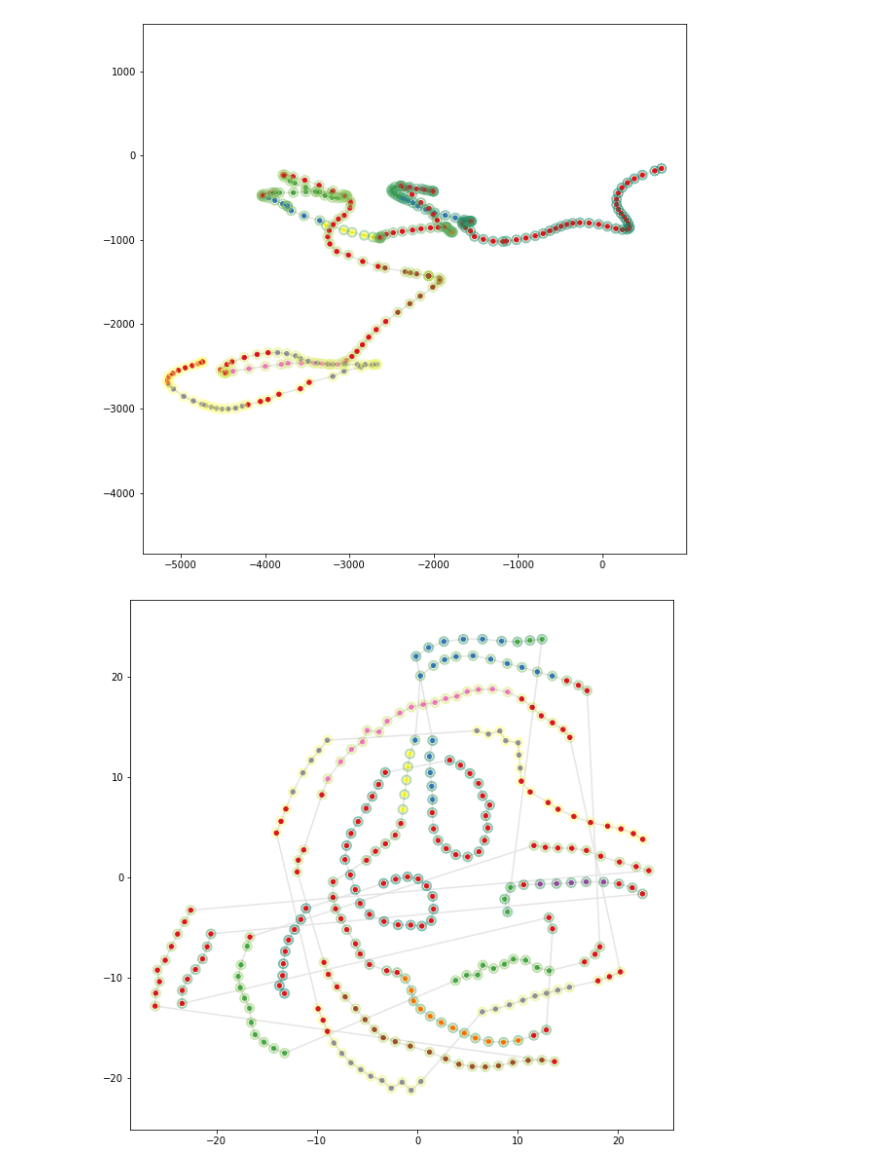
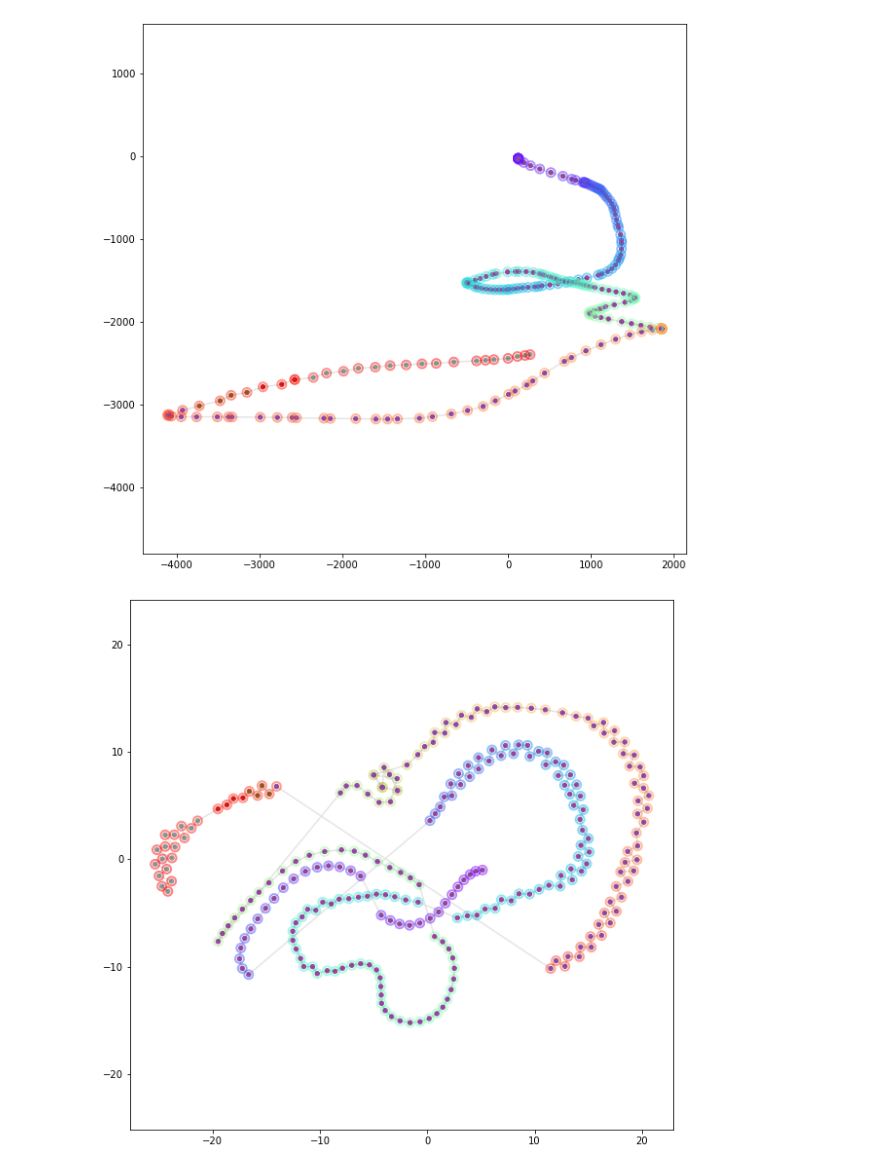
Before and after one commit to acercyc/Keio-Testing_analysis, a Jupyter notebook: src/test_clustering.ipynb, the cells around one changed output. Cells and saved outputs as stored; diff of their text form; code cells hidden in the pictures.

```diff
--- a/src/test_clustering.ipynb
+++ b/src/test_clustering.ipynb
@@ -15,12 +15,14 @@ from sklearn.preprocessing import StandardScaler
 # %%
 subjs = utils.ExpInfo.getSubjIDs()
 # %%
-model = utils.Model.load().eval()
-subj = utils.ExpInfo.getSubjIDs()[11]
-task = utils.ExpInfo.taskName[2]
-trialno = 21
+# model = utils.Model.load().eval()
+model = utils.Model.load(path='TrajNet_train_60s').eval()
+
+subj = utils.ExpInfo.getSubjIDs()[7]
+task = utils.ExpInfo.taskName[0]
+trialno = 14
 df = utils.LoadData.mouseMovement(subj, task, trialno)
-x = utils.DataProcessing.rollingWindow_from_df(df, 30, 1)
+x = utils.DataProcessing.rollingWindow_from_df(df, 40, 1)
 y = model(torch.from_numpy(x).double())
 h = model.model.x_hidden.detach().cpu().numpy()
 
@@ -41,7 +43,7 @@ utils.Plot.traj_withColour(d_trial_cum[:, 0], d_trial_cum[:, 1], fig, ax)
 def plot_clusters(x, y, labels, ax=None):
     if ax is None:
         fig, ax = plt.subplots(1, 1, figsize=(10, 10))
-    cmap = mpl.cm.get_cmap('summer')
+    cmap = mpl.cm.get_cmap('rainbow')
     edgecolors = cmap(range(len(x)))
     ax.plot(x, y, 'k', alpha=0.1)
     ax.scatter(x, y, c=labels, s=20, cmap='Set1', alpha=1)
@@ -64,8 +66,8 @@ def clustering_embedding(x, embedding=True):
     from sklearn.cluster import OPTICS, SpectralClustering
     from sklearn.mixture import GaussianMixture
 
-    x = StandardScaler().fit_transform(x)
-    labels = DBSCAN(eps=2.2, min_samples=4, metric='euclidean').fit_predict(x)
+    # x = StandardScaler().fit_transform(x)
+    labels = DBSCAN(eps=0.6, min_samples=4, metric='euclidean').fit_predict(x)
     # labels = OPTICS(min_samples=5, metric='minkowski').fit_predict(x)
     # labels = GaussianMixture(n_components=4, random_state=0).fit_predict(x)
 
@@ -106,2 +108,2 @@ array([ 0,  0,  0,  0,  0,  0,  0,  0,  0,  0,  0,  0,  0,  0,  0,  0,  0,
-[figure, old version]
+[figure, new version]
-[figure, old version]
+[figure, new version]
```
Also changed, not shown: parts of 13 cells of this notebook, 9 other files.
